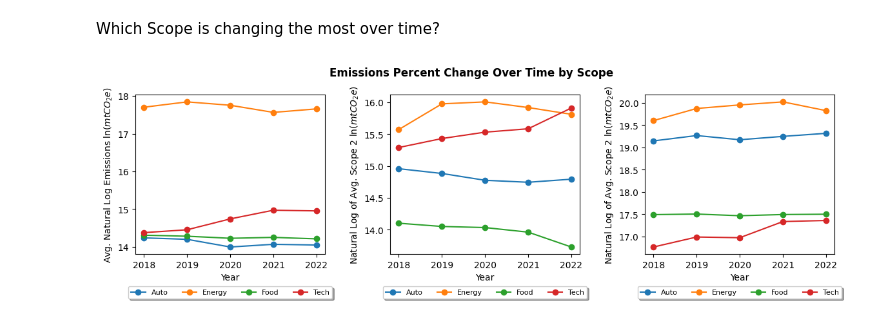
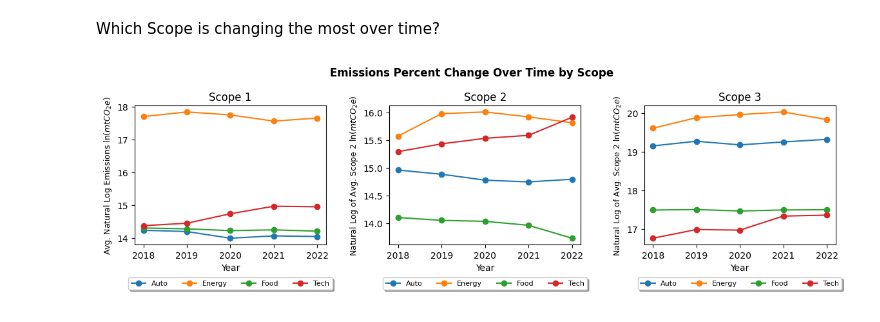
Before and after one commit to zcjanin/decarbonization-2024, a Jupyter notebook: Charts.ipynb, the cells around one changed output. Cells and saved outputs as stored; diff of their text form; code cells hidden in the pictures.

```diff
--- a/Charts.ipynb
+++ b/Charts.ipynb
@@ -279,40 +256,45 @@ avgs1_BySector = sectors.pivot_table(
 
 for sector in avgs1_BySector.columns[1:]:
     plt.plot(avgs1_BySector['YEAR'], np.log(avgs1_BySector[sector]), label=sector, marker='o')
-    plt.ylabel('Avg. Natural Log Emissions $\ln(mt CO_{2}e)$')
+    plt.ylabel('Avg. Natural Log Emissions $\ln(mt CO_{2}e)$', fontsize=9)
     plt.xlabel('Year')
-    plt.legend(fontsize=8, loc='lower center', bbox_to_anchor=(0.5, -0.3), fancybox=True, shadow=True, ncol=4)
+    plt.legend(fontsize=8, loc='lower center', bbox_to_anchor=(0.5, -0.35), fancybox=True, shadow=True, ncol=4)
+    plt.title('Scope 1')
+
 
 plt.subplot(132)
 avgs2_BySector = sectors.pivot_table(
     index='YEAR',
     columns='SECTOR',
     values='SCOPE 2 (location-based)',
     aggfunc = np.mean
 ).round(2).reset_index().drop([0])
 
 for sector in avgs2_BySector.columns[1:]:
     plt.plot(avgs2_BySector['YEAR'], np.log(avgs2_BySector[sector]), label=sector, marker='o')
-    plt.ylabel('Natural Log of Avg. Scope 2 $\ln(mt CO_{2}e)$')
+    plt.ylabel('Natural Log of Avg. Scope 2 $\ln(mt CO_{2}e)$', fontsize=9)
     plt.xlabel('Year')
-    plt.legend(fontsize=8, loc='lower center', bbox_to_anchor=(0.5, -0.3), fancybox=True, shadow=True, ncol=4)
+    plt.legend(fontsize=8, loc='lower center', bbox_to_anchor=(0.5, -0.35), fancybox=True, shadow=True, ncol=4)
+    plt.title('Scope 2')
+
 
 plt.subplot(133)
 avgs3_BySector = sectors.pivot_table(
     index='YEAR',
     columns='SECTOR',
     values='SCOPE 3',
     aggfunc = np.mean
 ).round(2).reset_index().drop([0])
 
 for sector in avgs3_BySector.columns[1:]:
     plt.plot(avgs3_BySector['YEAR'], np.log(avgs3_BySector[sector]), label=sector, marker='o')
-    plt.ylabel('Natural Log of Avg. Scope 2 $\ln(mt CO_{2}e)$')
+    plt.ylabel('Natural Log of Avg. Scope 2 $\ln(mt CO_{2}e)$', fontsize=9)
     plt.xlabel('Year')
-    plt.legend(fontsize=8, loc='lower center', bbox_to_anchor=(0.5, -0.3), fancybox=True, shadow=True, ncol=4)
+    plt.legend(fontsize=8, loc='lower center', bbox_to_anchor=(0.5, -0.35), fancybox=True, shadow=True, ncol=4)
+    plt.title('Scope 3')
 
 plt.suptitle('Emissions Percent Change Over Time by Scope', fontweight='bold')
-plt.tight_layout()
+plt.tight_layout(pad=1.0)
 plt.show();
 # %% [output]
-[figure, old version]
+[figure, new version]
```
Also changed, not shown: parts of 5 cells of this notebook, 1 other file.
